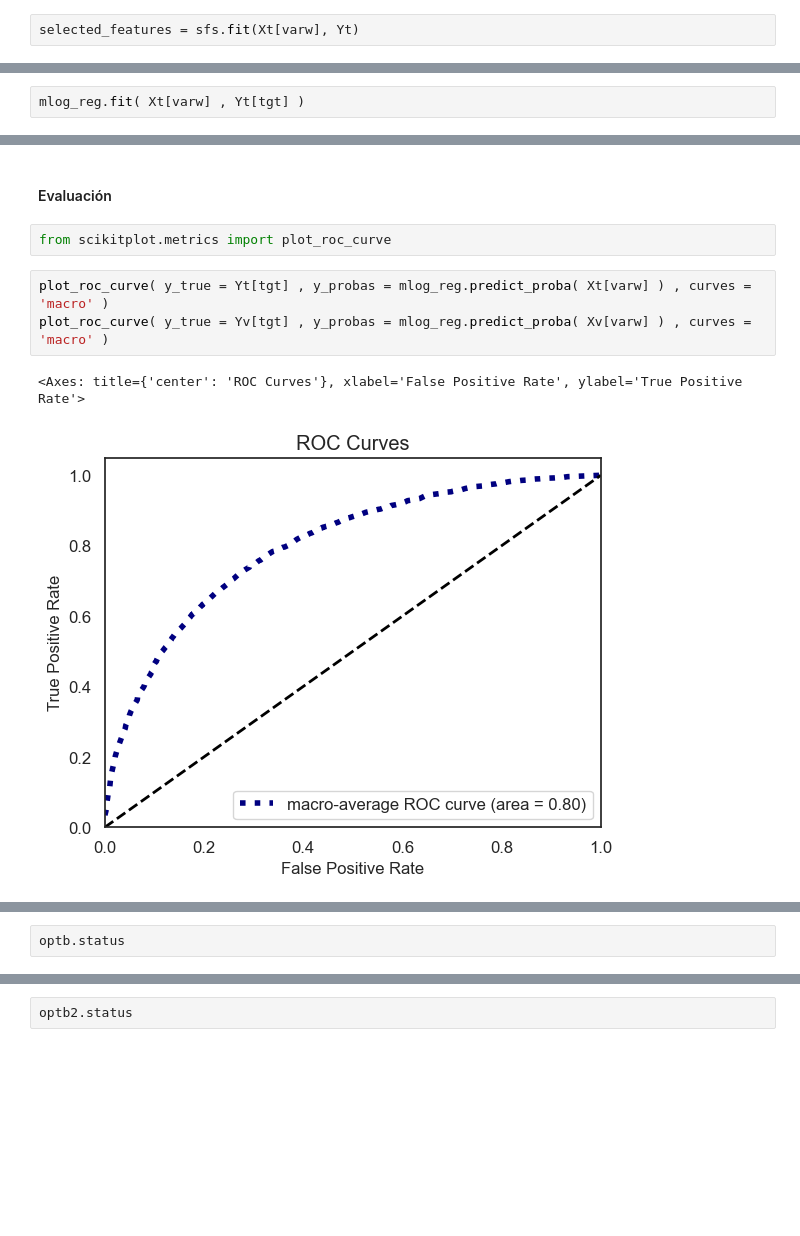
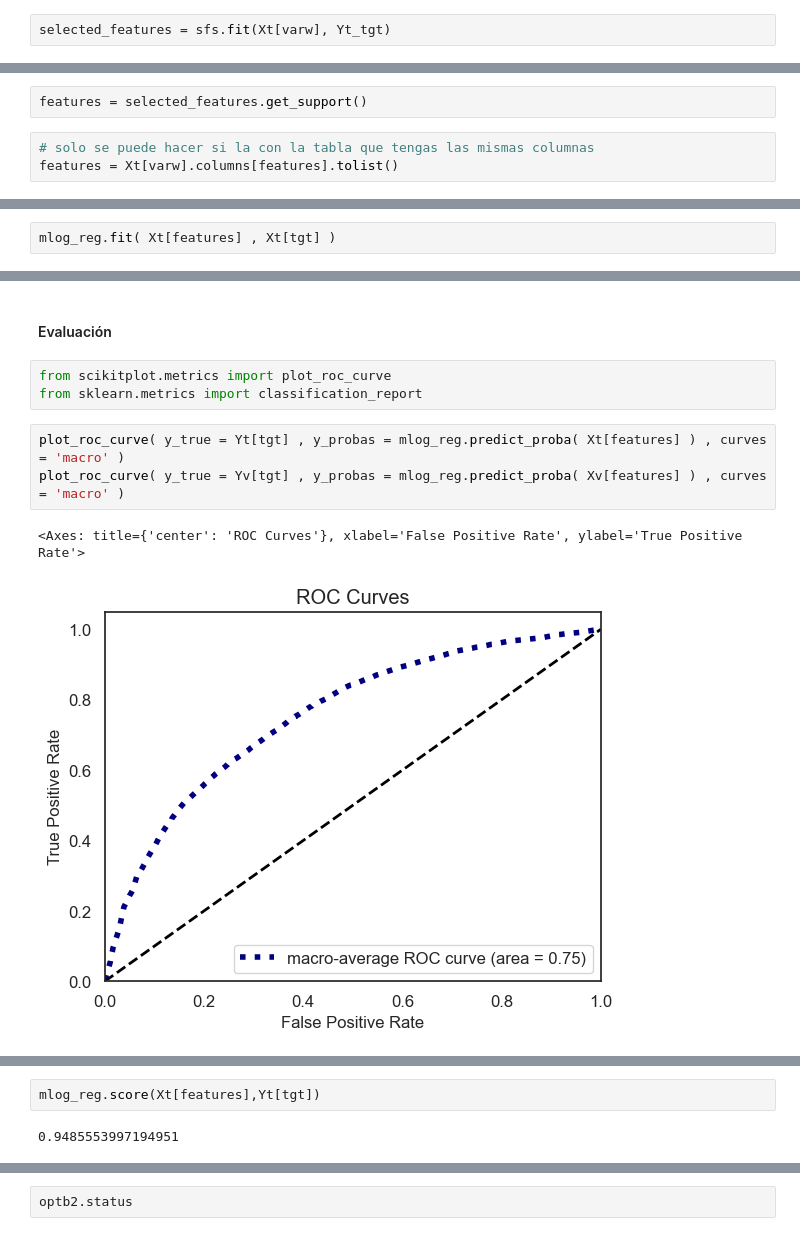
Before and after one commit to danpa26/CredRisk, a Jupyter notebook: one_yr_pd/one_year_pd.ipynb, the cells around one changed output, grey strips where cells are left out. Cells and saved outputs as stored; diff of their text form; blank space fills up the shorter version.

```diff
--- a/one_yr_pd/one_year_pd.ipynb
+++ b/one_yr_pd/one_year_pd.ipynb
@@ -786,2 +789,2 @@ sfs = SequentialFeatureSelector(linear_model.LogisticRegression(),
 # %%
-selected_features = sfs.fit(Xt[varw], Yt)
+selected_features = sfs.fit(Xt[varw], Yt_tgt)
@@ -789,0 +791,5 @@ ValueError: y should be a 1d array, got an array of shape (17825, 2) instead.
+# %%
+features = selected_features.get_support()
+# %%
+# solo se puede hacer si la con la tabla que tengas las mismas columnas
+features = Xt[varw].columns[features].tolist()
@@ -824,7 +833,7 @@ from sklearn.linear_model import LogisticRegression
 # %%
 mlog_reg = LogisticRegression()
 # %%
-mlog_reg.fit( Xt[varw] , Yt[tgt] )
+mlog_reg.fit( Xt[features] , Xt[tgt] )
 # %% [output]
 LogisticRegression()
 # %%
@@ -847,9 +856,10 @@ pd.DataFrame(mlog_reg.predict_proba(Xv[varw]))
 #### Evaluación
 # %%
 from scikitplot.metrics import plot_roc_curve
+from sklearn.metrics import classification_report
 # %%
-plot_roc_curve( y_true = Yt[tgt] , y_probas = mlog_reg.predict_proba( Xt[varw] ) , curves = 'macro' )
-plot_roc_curve( y_true = Yv[tgt] , y_probas = mlog_reg.predict_proba( Xv[varw] ) , curves = 'macro' )
+plot_roc_curve( y_true = Yt[tgt] , y_probas = mlog_reg.predict_proba( Xt[features] ) , curves = 'macro' )
+plot_roc_curve( y_true = Yv[tgt] , y_probas = mlog_reg.predict_proba( Xv[features] ) , curves = 'macro' )
 # %% [output]
 <Axes: title={'center': 'ROC Curves'}, xlabel='False Positive Rate', ylabel='True Positive Rate'>
-[figure, old version]
+[figure, new version]
@@ -857,2 +867,4 @@ plot_roc_curve( y_true = Yv[tgt] , y_probas = mlog_reg.predict_proba( Xv[varw] )
-# %%
-optb.status
+# %%
+mlog_reg.score(Xt[features],Yt[tgt])
+# %% [output]
+0.9485553997194951
```
Also changed, not shown: parts of 17 cells of this notebook.
